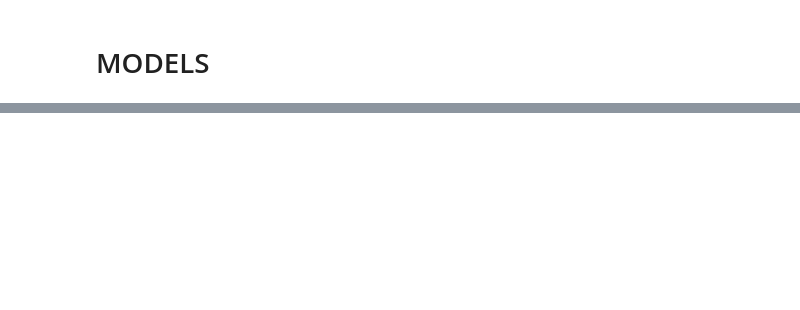
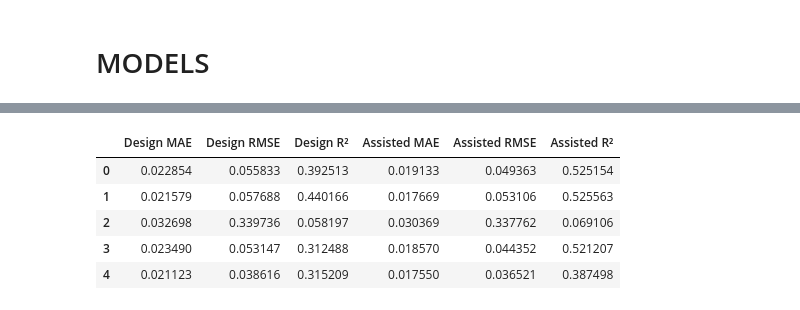
Before and after one commit to paulagirones/Aerogels_thermal_conductivity, a Jupyter notebook: aerogels_thermal_conductivity_ml.ipynb, the cells around one changed output, grey strips where cells are left out. Saved outputs shown, nothing was run; the diff lists cells and outputs as text; code cells hidden in the pictures; blank space fills up the shorter version.

```diff
--- a/aerogels_thermal_conductivity_ml.ipynb
+++ b/aerogels_thermal_conductivity_ml.ipynb
@@ -1487,0 +2665,27 @@ preprocessor_d = ColumnTransformer(
+# %%
+assisted_rf_model = Pipeline(
+    steps=[
+        ('preprocessor', assisted_preprocessor),
+        ('model', RandomForestRegressor(
+            n_estimators=300,
+            min_samples_leaf=3,
+            max_features='sqrt',
+            random_state=42,
+            n_jobs=-1
+        ))
+    ]
+)
+
+assisted_rf_model.fit(
+    X_assisted_train,
+    y_train
+)
+
+assisted_rf_results = train_test_metrics(
+    'Random Forest - Characterization assisted',
+    assisted_rf_model,
+    X_assisted_train,
+    y_train,
+    X_assisted_test,
+    y_test
+)
@@ -1487,0 +3094,19 @@ preprocessor_d = ColumnTransformer(
+# %%
+cv_detail = pd.DataFrame({
+    'Design MAE': -design_rf_cv['test_mae'],
+    'Design RMSE': -design_rf_cv['test_rmse'],
+    'Design R²': design_rf_cv['test_r2'],
+
+    'Assisted MAE': -assisted_rf_cv['test_mae'],
+    'Assisted RMSE': -assisted_rf_cv['test_rmse'],
+    'Assisted R²': assisted_rf_cv['test_r2']
+})
+
+display(cv_detail)
+# %% [output]
+|  | Design MAE | Design RMSE | Design R² | Assisted MAE | Assisted RMSE | Assisted R² |
+| 0 | 0.022854 | 0.055833 | 0.392513 | 0.019133 | 0.049363 | 0.525154 |
+| 1 | 0.021579 | 0.057688 | 0.440166 | 0.017669 | 0.053106 | 0.525563 |
+| 2 | 0.032698 | 0.339736 | 0.058197 | 0.030369 | 0.337762 | 0.069106 |
+| 3 | 0.023490 | 0.053147 | 0.312488 | 0.018570 | 0.044352 | 0.521207 |
+| 4 | 0.021123 | 0.038616 | 0.315209 | 0.017550 | 0.036521 | 0.387498 |
```
Also changed, not shown: parts of 91 cells of this notebook.
